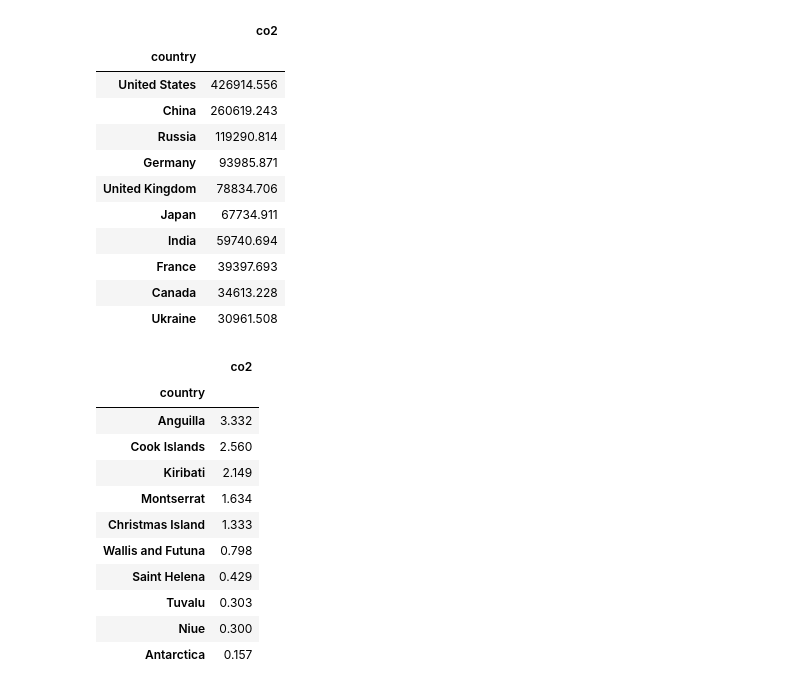
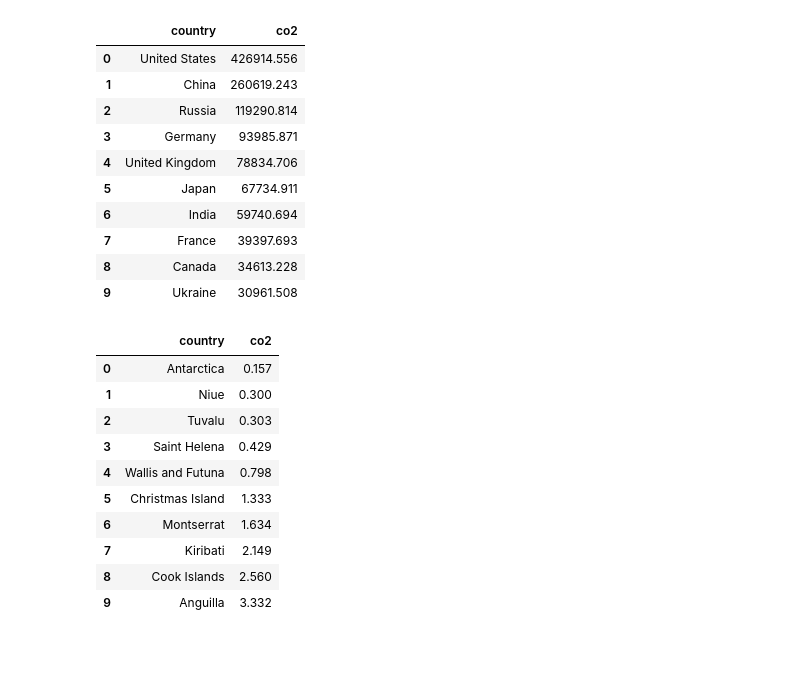
Before and after one commit to Kanustu/world_co2, a Jupyter notebook: world_co2_exp.ipynb, the cells around one changed output. Cells and saved outputs as stored; diff of their text form; code cells hidden in the pictures; blank space fills up the shorter version.

```diff
--- a/world_co2_exp.ipynb
+++ b/world_co2_exp.ipynb
@@ -30,36 +38,61 @@ co2_df = co2_df[~co2_df['country'].str.contains(pattern, na=False, case=False, r
 co2_df['co2'].dropna(inplace=True)
 # %%
-def cumulative_co2(direction, entry_count):
+def cumulative_co2(direction: str, entry_count: int) -> pd.DataFrame:
+    """
+    Returns a DataFrame containing the cumulative CO2 emissions for the specified number of countries.
+
+    Parameters:
+    direction (str): Specifies whether to return the top or bottom entries by CO2 emissions. Must be either 'top' or 'bottom'.
+    entry_count (int): The number of countries to include in the result. Must be a positive integer.
+
+    Returns:
+    pd.DataFrame: A DataFrame with the cumulative CO2 emissions for the specified number of countries.
+
+    Raises:
+    ValueError: If the 'direction' parameter is not 'top' or 'bottom'.
+    ValueError: If the 'entry_count' parameter is not a positive integer.
+    """
+    # Validate direction parameter
     if direction not in {'top', 'bottom'}:
         raise ValueError('Invalid value for direction. Please select "top" or "bottom".')
-    df = co2_df[co2_df['co2'].notnull()].groupby('country').sum()[['co2']].sort_values(by='co2', ascending=False)
+
+    # Validate entry_count parameter
+    if entry_count <= 0:
+        raise ValueError('Entry_count must be a positive integer')
+
+    # Filter out rows with null CO2 values and group by country
+    df = co2_df[co2_df['co2'].notnull()].groupby('country').sum()[['co2']]
+
+    # Retrieve the top or bottom entries
+    if direction == 'top':
+        return df.nlargest(entry_count, 'co2').reset_index()
+    elif direction == 'bottom':
+        return df.nsmallest(entry_count, 'co2').reset_index()
 # %%
 cumulative_co2('top', 10)
 # %% [output]
-|  | co2 |
-| country |  |
-| United States | 426914.556 |
-| China | 260619.243 |
-| Russia | 119290.814 |
-| Germany | 93985.871 |
-| United Kingdom | 78834.706 |
-| Japan | 67734.911 |
-| India | 59740.694 |
-| France | 39397.693 |
-| Canada | 34613.228 |
-| Ukraine | 30961.508 |
+|  | country | co2 |
+| 0 | United States | 426914.556 |
+| 1 | China | 260619.243 |
+| 2 | Russia | 119290.814 |
+| 3 | Germany | 93985.871 |
+| 4 | United Kingdom | 78834.706 |
+| 5 | Japan | 67734.911 |
+| 6 | India | 59740.694 |
+| 7 | France | 39397.693 |
+| 8 | Canada | 34613.228 |
+| 9 | Ukraine | 30961.508 |
 # %%
-cumulitive_co2('bottom', 10)
+cumulative_co2('bottom', 10)
 # %% [output]
-|  | co2 |
-| country |  |
-| Anguilla | 3.332 |
-| Cook Islands | 2.560 |
-| Kiribati | 2.149 |
-| Montserrat | 1.634 |
-| Christmas Island | 1.333 |
-| Wallis and Futuna | 0.798 |
-| Saint Helena | 0.429 |
-| Tuvalu | 0.303 |
-| Niue | 0.300 |
-| Antarctica | 0.157 |
+|  | country | co2 |
+| 0 | Antarctica | 0.157 |
+| 1 | Niue | 0.300 |
+| 2 | Tuvalu | 0.303 |
+| 3 | Saint Helena | 0.429 |
+| 4 | Wallis and Futuna | 0.798 |
+| 5 | Christmas Island | 1.333 |
+| 6 | Montserrat | 1.634 |
+| 7 | Kiribati | 2.149 |
+| 8 | Cook Islands | 2.560 |
+| 9 | Anguilla | 3.332 |
```
Also changed, not shown: parts of 30 cells of this notebook.
